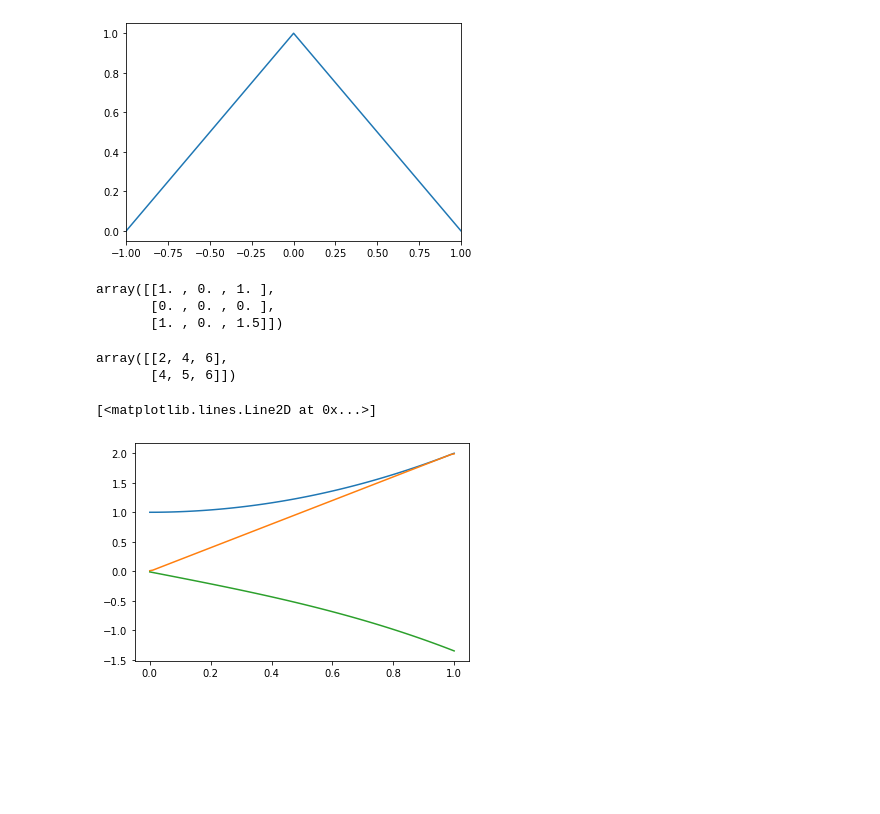
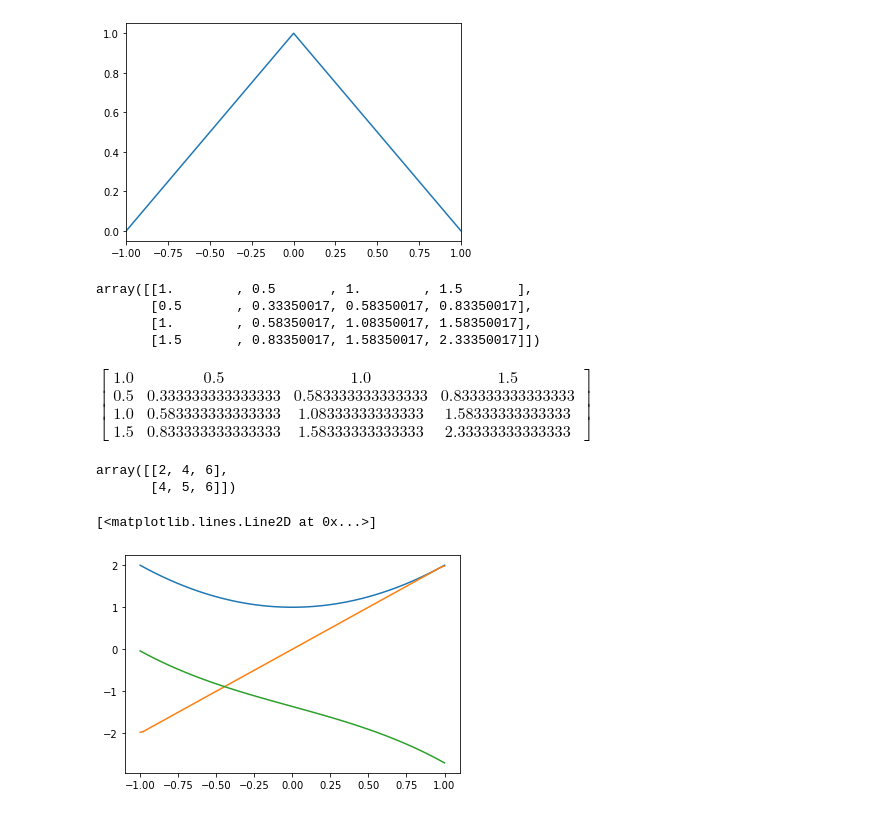
Before and after one commit to TedOiler/dexpy, a Jupyter notebook: test_functional.ipynb, the cells around one changed output. Cells and saved outputs as stored; diff of their text form; code cells hidden in the pictures; blank space fills up the shorter version.

```diff
--- a/test_functional.ipynb
+++ b/test_functional.ipynb
@@ -232,15 +209,25 @@ plt.xlim((-1,1))
 [figure]
 # %%
 ############################################ IMPORTANT #######################################################
-detail = 5
-t = np.linspace(-1, 1, detail)
-c_t = f(x=t, centers=[-1, 1])
-b_t = f(x=t, centers=[-1, 1])
+detail = 1000
+t = np.linspace(0, 1, detail)
+c_t = f(x=t, centers=[0,0.5,1])
+b_t = f(x=t, centers=[0,0.5,1])
 (c_t @ b_t.T)/detail
+# np.cumsum(c_t, axis=1) * (t[0] - t[1])
 # %% [output]
-array([[1. , 0. , 1. ],
-       [0. , 0. , 0. ],
-       [1. , 0. , 1.5]])
+array([[1.        , 0.5       , 1.        , 1.5       ],
+       [0.5       , 0.33350017, 0.58350017, 0.83350017],
+       [1.        , 0.58350017, 1.08350017, 1.58350017],
+       [1.5       , 0.83350017, 1.58350017, 2.33350017]])
+# %%
+from basis import *
+t = smp.symbols('t')
+cc_t = relu(t, [0,0.5,1])
+bb_t = relu(t, [0,0.5,1])
+smp.Matrix(cc_t @ bb_t.T).integrate((t, 0, 1)).evalf()
+# %% [output]
+$\displaystyle \left[\begin{matrix}1.0 & 0.5 & 1.0 & 1.5\\0.5 & 0.333333333333333 & 0.583333333333333 & 0.833333333333333\\1.0 & 0.583333333333333 & 1.08333333333333 & 1.58333333333333\\1.5 & 0.833333333333333 & 1.58333333333333 & 2.33333333333333\end{matrix}\right]$
 # %%
 A = np.array(([1,2,3], [4,5,6]))
 b = np.array([2,1])
@@ -249,15 +236,16 @@ b = np.array([2,1])
 array([[2, 4, 6],
        [4, 5, 6]])
 # %%
-np.gradient(c_t, t)
 c_t = t**0 + t**2
+
+
 
 derivative = np.gradient(c_t, t)
 integral = np.cumsum(c_t) * (t[0] - t[1])
 
 plt.plot(t, c_t)
 plt.plot(t, derivative)
 plt.plot(t, integral)
 # %% [output]
 [<matplotlib.lines.Line2D at 0x...>]
-[figure, old version]
+[figure, new version]
```
Also changed, not shown: parts of 15 cells of this notebook, 1 other file.
